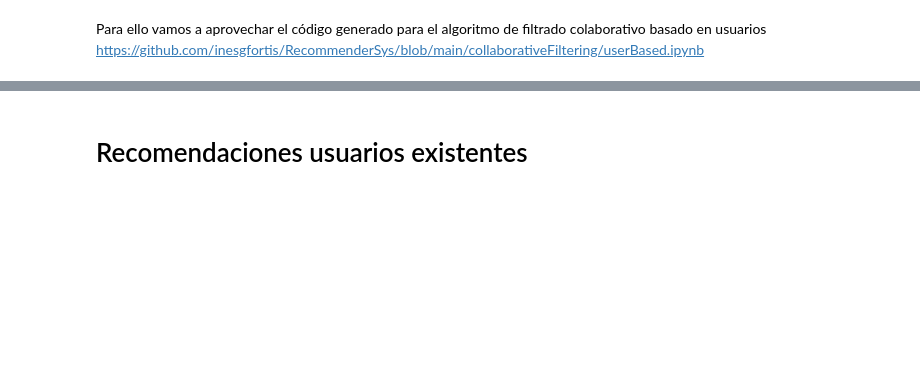
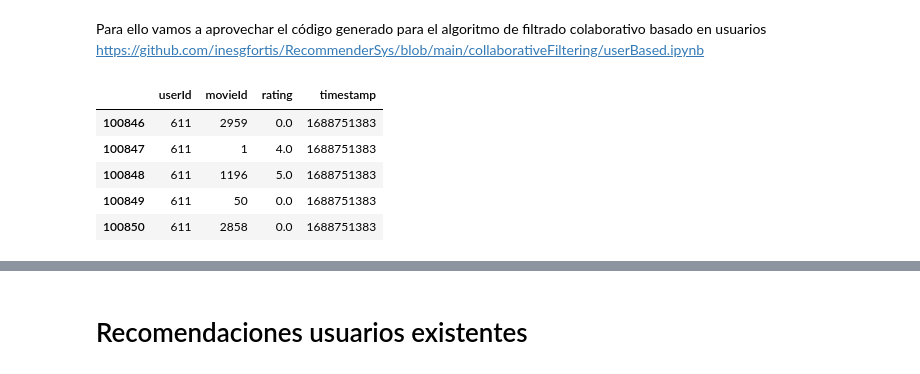
Before and after one commit to inesgfortis/RecommenderSys, a Jupyter notebook: dashboard/preprocessing.ipynb, the cells around one changed output, grey strips where cells are left out. Cells and saved outputs as stored; diff of their text form; code cells hidden in the pictures; blank space fills up the shorter version.

```diff
--- a/dashboard/preprocessing.ipynb
+++ b/dashboard/preprocessing.ipynb
@@ -324,3 +353,13 @@ def add_new_user():
     # ratings.to_csv('ratings.csv', index=False)
 # %% [markdown]
 Para ello vamos a aprovechar el código generado para el algoritmo de filtrado colaborativo basado en usuarios https://github.com/inesgfortis/RecommenderSys/blob/main/collaborativeFiltering/userBased.ipynb
+# %%
+ratings = pd.read_csv('../dashboard/ratings.csv')
+ratings.tail()
+# %% [output]
+|  | userId | movieId | rating | timestamp |
+| 100846 | 611 | 2959 | 0.0 | 1688751383 |
+| 100847 | 611 | 1 | 4.0 | 1688751383 |
+| 100848 | 611 | 1196 | 5.0 | 1688751383 |
+| 100849 | 611 | 50 | 0.0 | 1688751383 |
+| 100850 | 611 | 2858 | 0.0 | 1688751383 |
```
Also changed, not shown: parts of 19 cells of this notebook, 4 other files.
